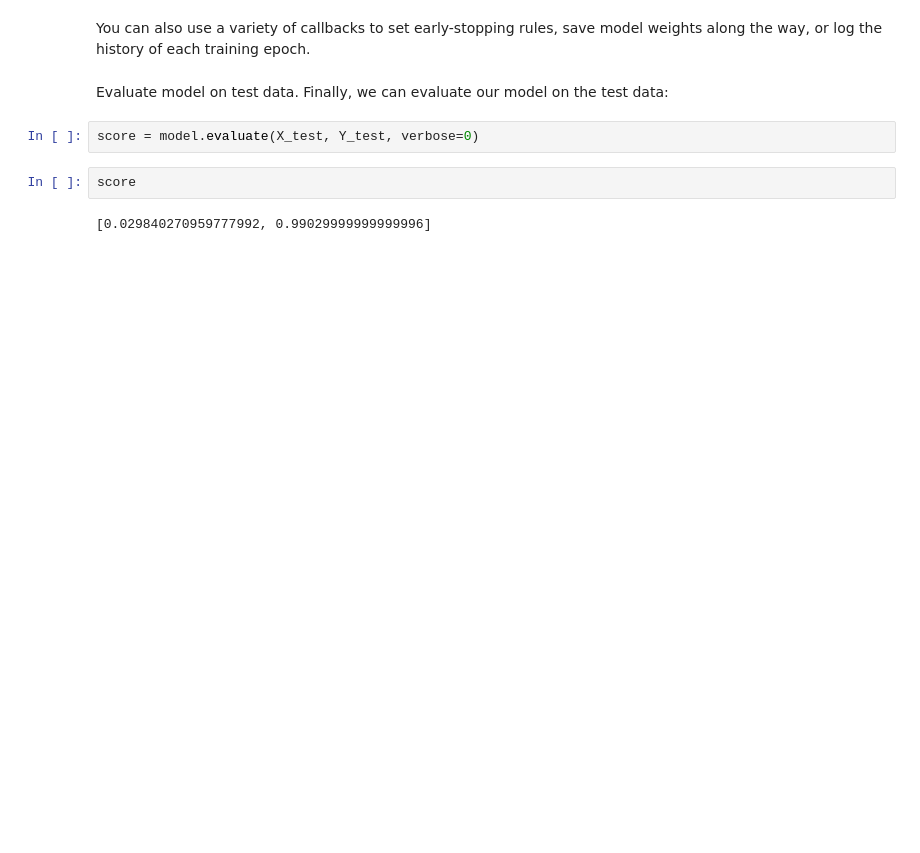
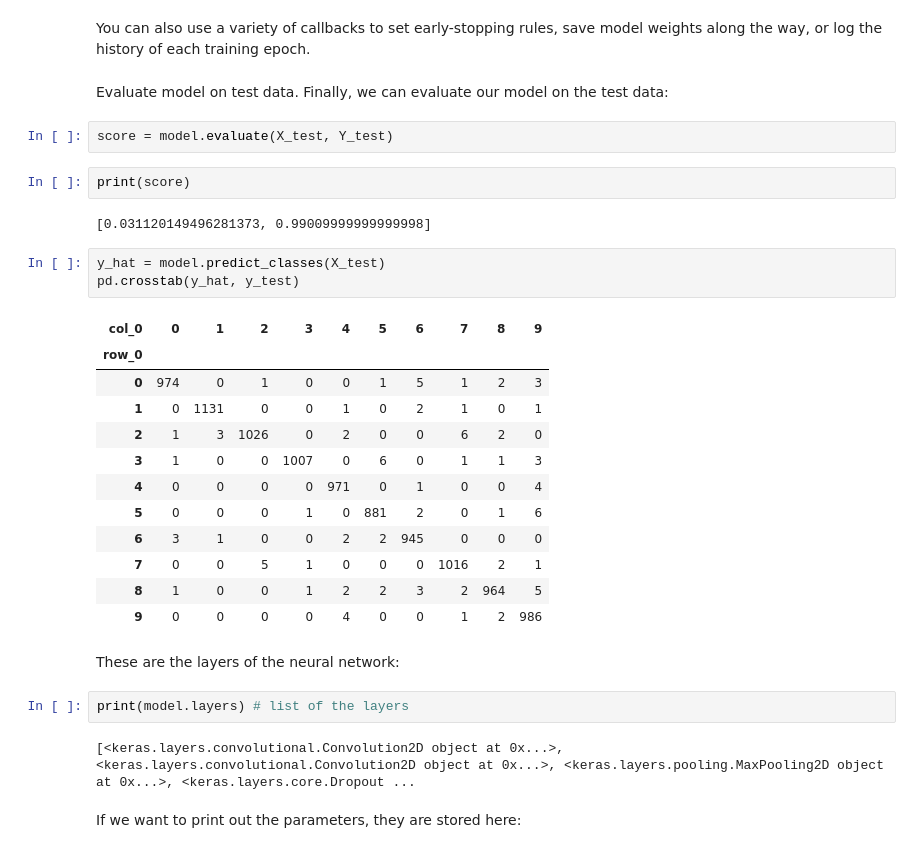
Before and after one commit to bapoczos/keras-mnist-ipython, a Jupyter notebook: Keras_mnist_tutorial_v1.ipynb, the cells around one changed output. Saved outputs shown, nothing was run; the diff lists cells and outputs as text; blank space fills up the shorter version.

```diff
--- a/Keras_mnist_tutorial_v1.ipynb
+++ b/Keras_mnist_tutorial_v1.ipynb
@@ -259,8 +265,32 @@ You can also use a variety of callbacks to set early-stopping rules, save model
 Evaluate model on test data.
 Finally, we can evaluate our model on the test data:
 # %%
-score = model.evaluate(X_test, Y_test, verbose=0)
+score = model.evaluate(X_test, Y_test)
-# %%
-score
-# %% [output]
-[0.029840270959777992, 0.99029999999999996]
+# %%
+print(score)
+# %% [output]
+[0.031120149496281373, 0.99009999999999998]
+# %%
+y_hat = model.predict_classes(X_test)
+pd.crosstab(y_hat, y_test)
+# %% [output]
+| col_0 | 0 | 1 | 2 | 3 | 4 | 5 | 6 | 7 | 8 | 9 |
+| row_0 |  |  |  |  |  |  |  |  |  |  |
+| 0 | 974 | 0 | 1 | 0 | 0 | 1 | 5 | 1 | 2 | 3 |
+| 1 | 0 | 1131 | 0 | 0 | 1 | 0 | 2 | 1 | 0 | 1 |
+| 2 | 1 | 3 | 1026 | 0 | 2 | 0 | 0 | 6 | 2 | 0 |
+| 3 | 1 | 0 | 0 | 1007 | 0 | 6 | 0 | 1 | 1 | 3 |
+| 4 | 0 | 0 | 0 | 0 | 971 | 0 | 1 | 0 | 0 | 4 |
+| 5 | 0 | 0 | 0 | 1 | 0 | 881 | 2 | 0 | 1 | 6 |
+| 6 | 3 | 1 | 0 | 0 | 2 | 2 | 945 | 0 | 0 | 0 |
+| 7 | 0 | 0 | 5 | 1 | 0 | 0 | 0 | 1016 | 2 | 1 |
+| 8 | 1 | 0 | 0 | 1 | 2 | 2 | 3 | 2 | 964 | 5 |
+| 9 | 0 | 0 | 0 | 0 | 4 | 0 | 0 | 1 | 2 | 986 |
+# %% [markdown]
+These are the layers of the neural network:
+# %%
+print(model.layers) # list of the layers
+# %% [output]
+[<keras.layers.convolutional.Convolution2D object at 0x...>, <keras.layers.convolutional.Convolution2D object at 0x...>, <keras.layers.pooling.MaxPooling2D object at 0x...>, <keras.layers.core.Dropout ...
+# %% [markdown]
+If we want to print out the parameters, they are stored here:
```
Also changed, not shown: parts of 7 cells of this notebook.
